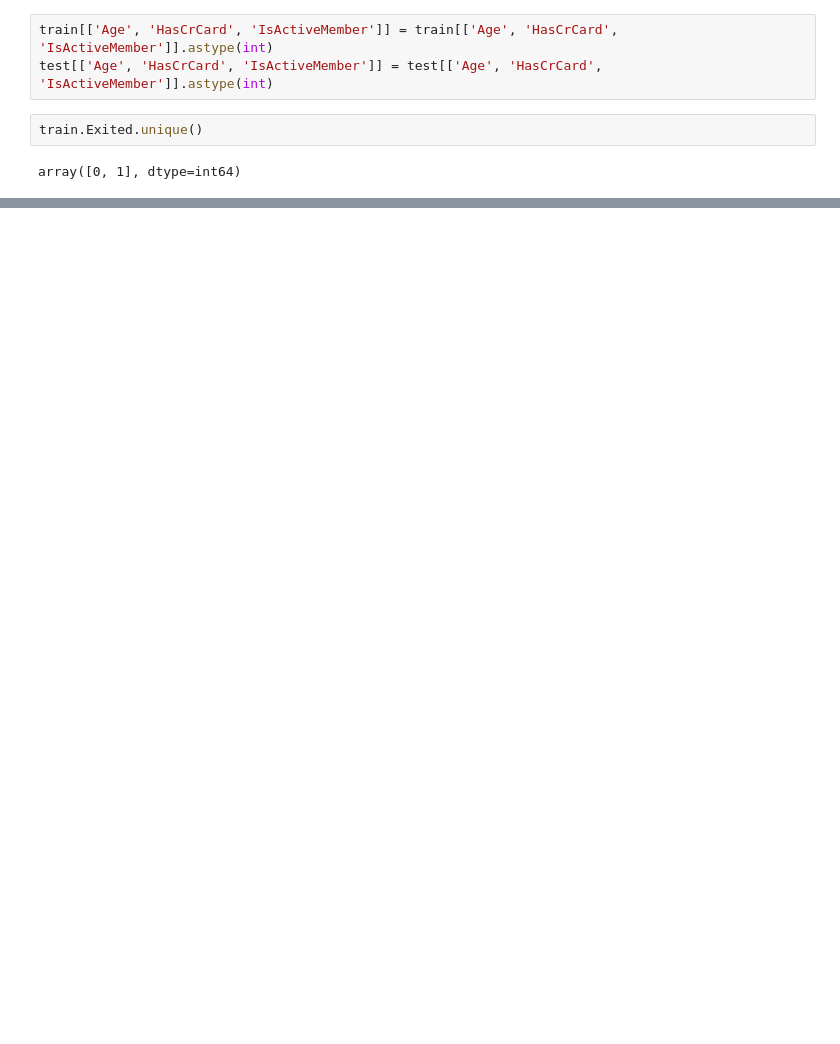
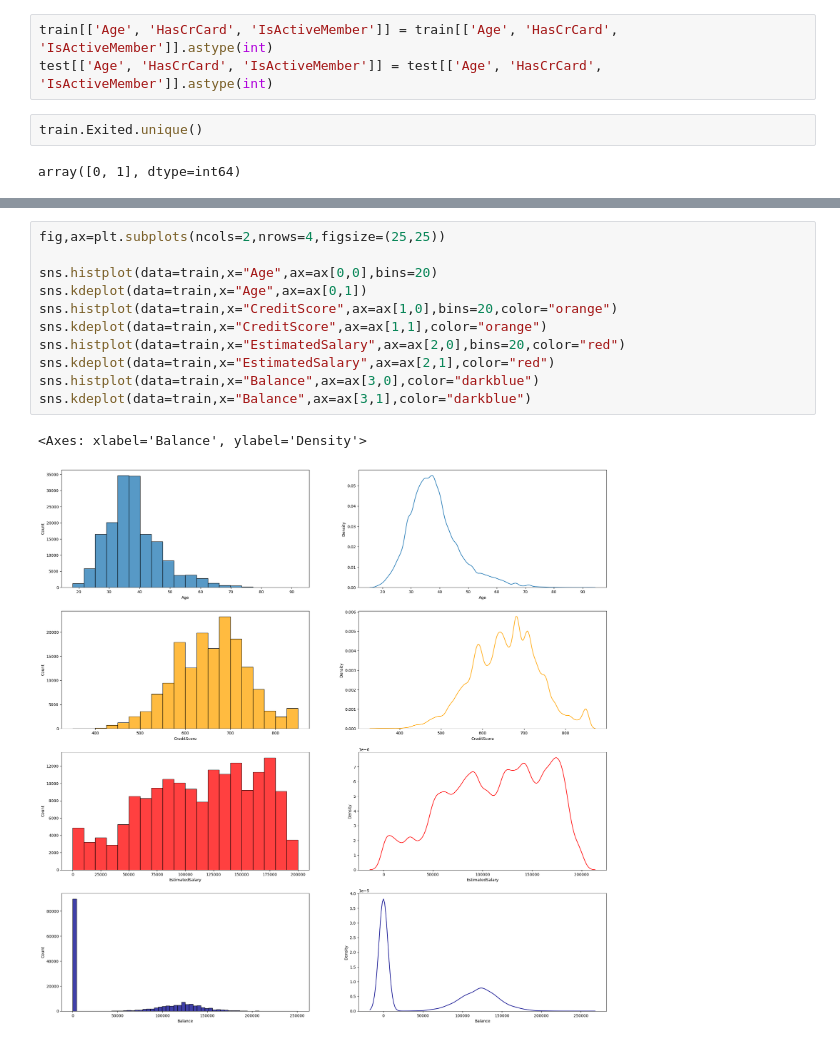
Before and after one commit to Richard-Patrick/Machine-Learning, a Jupyter notebook: bank churn.ipynb, the cells around one changed output, grey strips where cells are left out. Saved outputs shown, nothing was run; the diff lists cells and outputs as text; blank space fills up the shorter version.

```diff
--- a/bank churn.ipynb
+++ b/bank churn.ipynb
@@ -34,0 +74,14 @@ array([0, 1], dtype=int64)
+# %%
+fig,ax=plt.subplots(ncols=2,nrows=4,figsize=(25,25))
+
+sns.histplot(data=train,x="Age",ax=ax[0,0],bins=20)
+sns.kdeplot(data=train,x="Age",ax=ax[0,1])
+sns.histplot(data=train,x="CreditScore",ax=ax[1,0],bins=20,color="orange")
+sns.kdeplot(data=train,x="CreditScore",ax=ax[1,1],color="orange")
+sns.histplot(data=train,x="EstimatedSalary",ax=ax[2,0],bins=20,color="red")
+sns.kdeplot(data=train,x="EstimatedSalary",ax=ax[2,1],color="red")
+sns.histplot(data=train,x="Balance",ax=ax[3,0],color="darkblue")
+sns.kdeplot(data=train,x="Balance",ax=ax[3,1],color="darkblue")
+# %% [output]
+<Axes: xlabel='Balance', ylabel='Density'>
+[figure, added]
```
Also changed, not shown: parts of 5 cells of this notebook.
